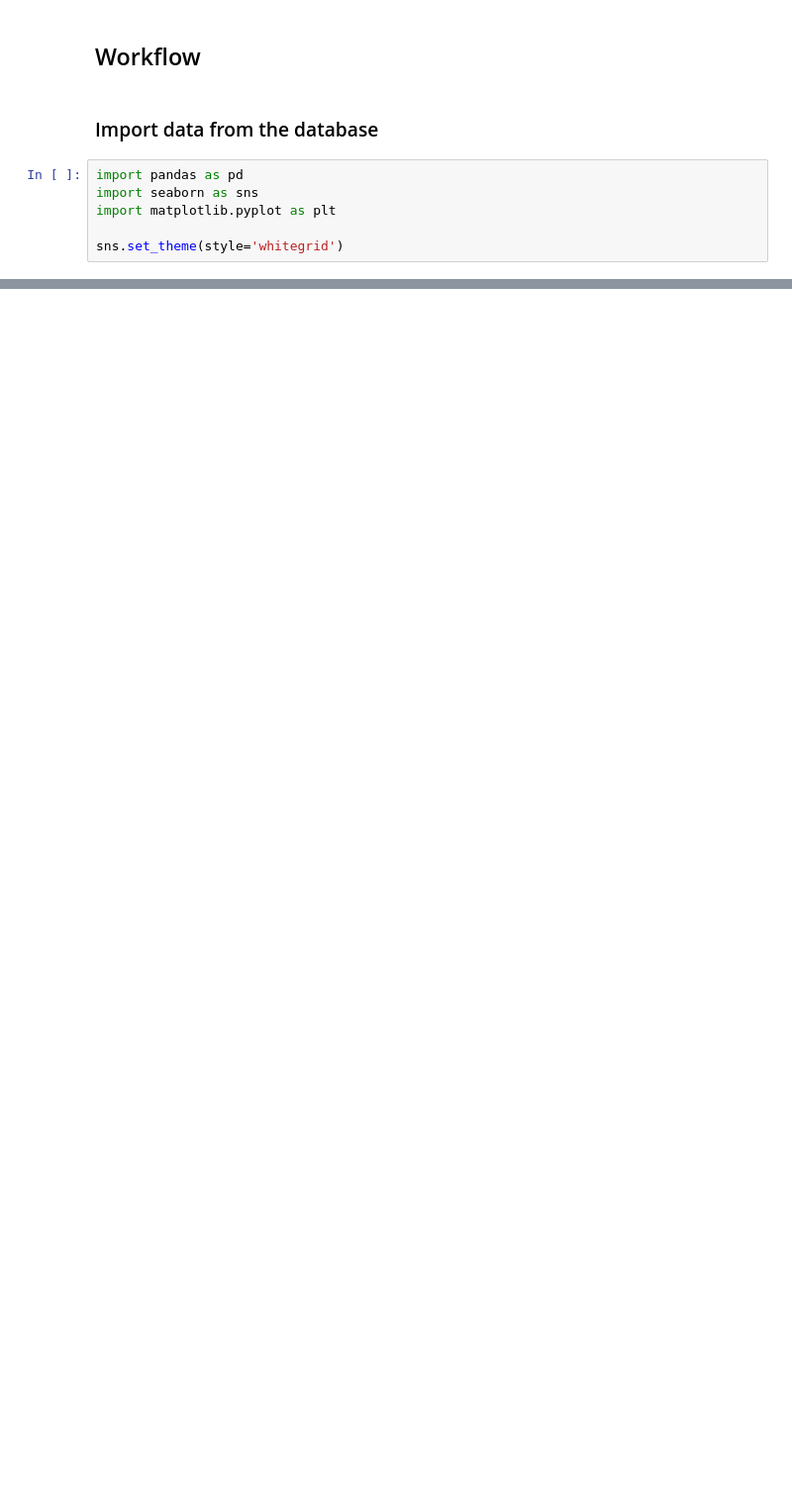
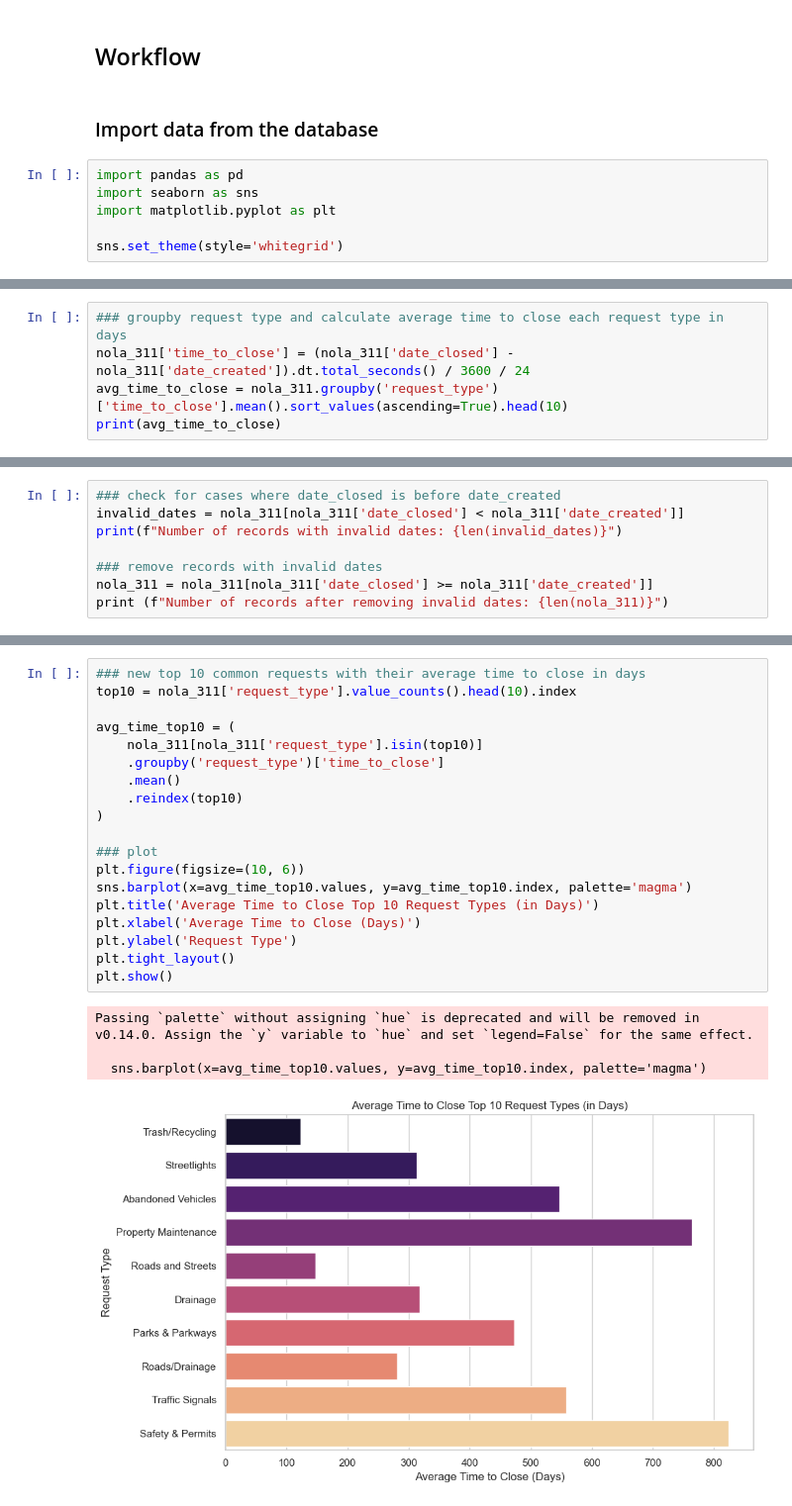
Before and after one commit to syedamahnoorasad/Investigating-Nola-311-Data, a Jupyter notebook: milestone1.ipynb, the cells around one changed output, grey strips where cells are left out. Shown at 99% size. Drawn from its saved outputs; the diff is of its cells as text; blank space fills up the shorter version.

```diff
--- a/milestone1.ipynb
+++ b/milestone1.ipynb
@@ -73,0 +231,5 @@ In the final project, I will apply the same workflow to the chosen real dataset,
+# %%
+### groupby request type and calculate average time to close each request type in days
+nola_311['time_to_close'] = (nola_311['date_closed'] - nola_311['date_created']).dt.total_seconds() / 3600 / 24
+avg_time_to_close = nola_311.groupby('request_type')['time_to_close'].mean().sort_values(ascending=True).head(10)
+print(avg_time_to_close)
@@ -73,0 +249,8 @@ In the final project, I will apply the same workflow to the chosen real dataset,
+# %%
+### check for cases where date_closed is before date_created
+invalid_dates = nola_311[nola_311['date_closed'] < nola_311['date_created']]
+print(f"Number of records with invalid dates: {len(invalid_dates)}")
+
+### remove records with invalid dates
+nola_311 = nola_311[nola_311['date_closed'] >= nola_311['date_created']]
+print (f"Number of records after removing invalid dates: {len(nola_311)}")
@@ -73,0 +278,24 @@ In the final project, I will apply the same workflow to the chosen real dataset,
+# %%
+### new top 10 common requests with their average time to close in days
+top10 = nola_311['request_type'].value_counts().head(10).index
+
+avg_time_top10 = (
+    nola_311[nola_311['request_type'].isin(top10)]
+    .groupby('request_type')['time_to_close']
+    .mean()
+    .reindex(top10)
+)
+
+### plot
+plt.figure(figsize=(10, 6))
+sns.barplot(x=avg_time_top10.values, y=avg_time_top10.index, palette='magma')
+plt.title('Average Time to Close Top 10 Request Types (in Days)')
+plt.xlabel('Average Time to Close (Days)')
+plt.ylabel('Request Type')
+plt.tight_layout()
+plt.show()
+# %% [output]
+Passing `palette` without assigning `hue` is deprecated and will be removed in v0.14.0. Assign the `y` variable to `hue` and set `legend=False` for the same effect.
+
+  sns.barplot(x=avg_time_top10.values, y=avg_time_top10.index, palette='magma')
+[figure, added]
```
Also changed, not shown: parts of 28 cells of this notebook, 1 other file.
